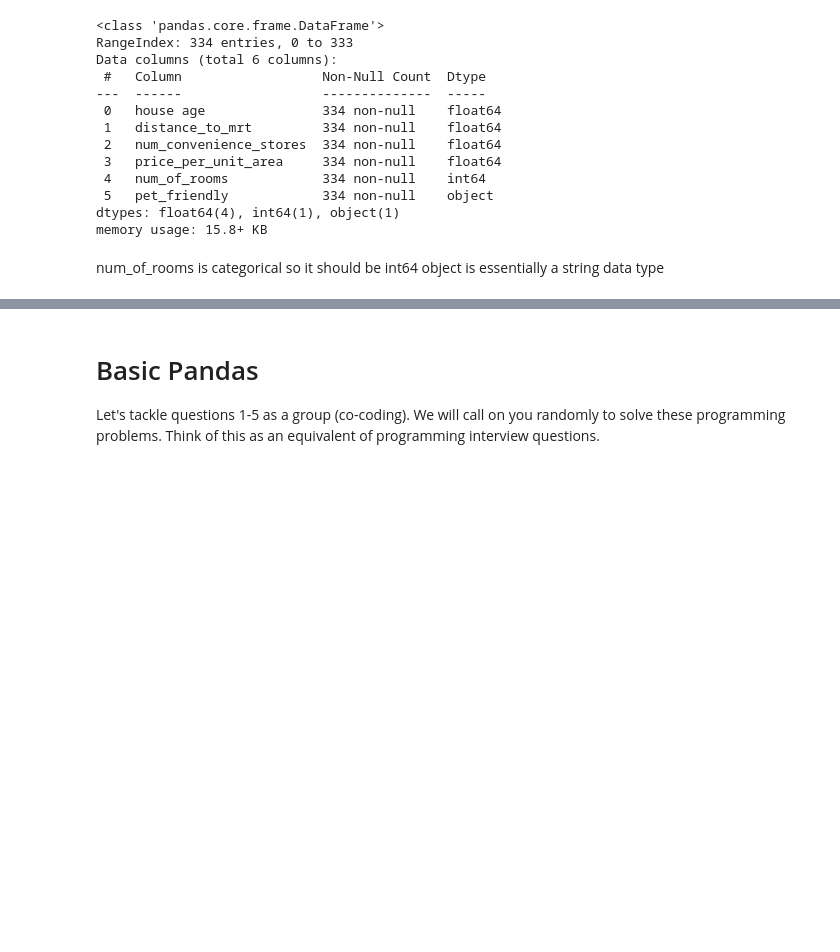
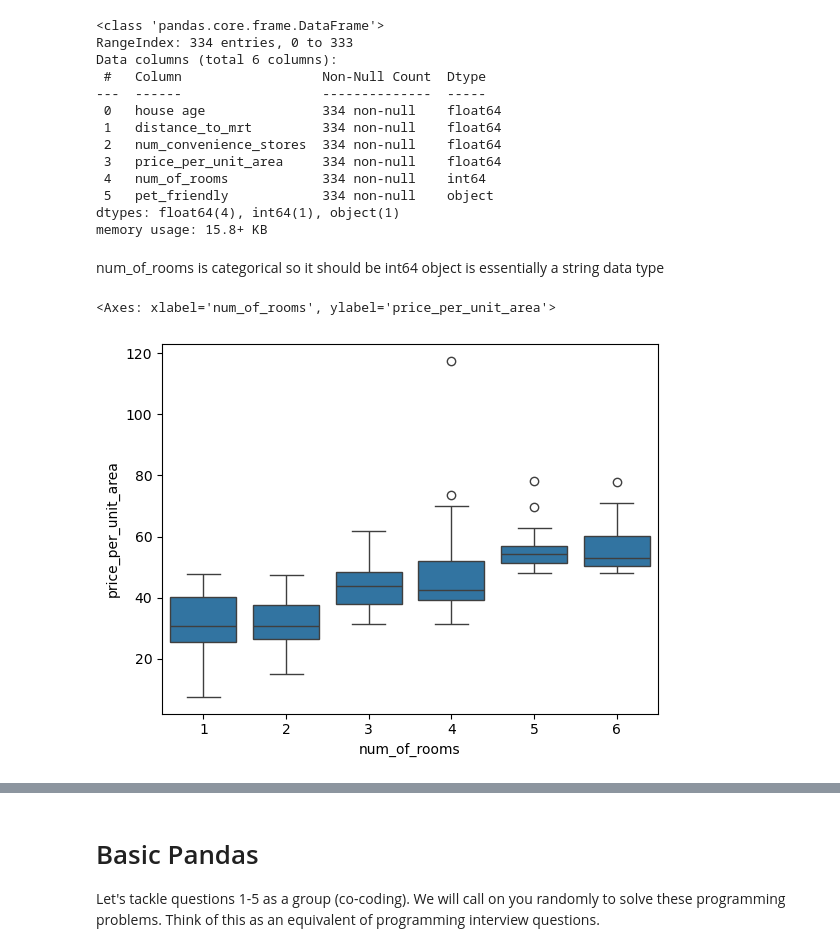
Before and after one commit to khadazhaia/challenges, a Jupyter notebook: pandas_basics/pandas_basics.ipynb, the cells around one changed output, grey strips where cells are left out. Drawn from its saved outputs; the diff is of its cells as text; code cells hidden in the pictures; blank space fills up the shorter version.

```diff
--- a/pandas_basics/pandas_basics.ipynb
+++ b/pandas_basics/pandas_basics.ipynb
@@ -179,3 +188,10 @@ memory usage: 15.8+ KB
 # %% [markdown]
 num_of_rooms is categorical so it should be int64
 object is essentially a string data type
+# %%
+# use seaborn to create a boxplot (must be categorical and continuous)
+
+sns.boxplot(data=df, x="num_of_rooms", y="price_per_unit_area")
+# %% [output]
+<Axes: xlabel='num_of_rooms', ylabel='price_per_unit_area'>
+[figure, added]
```
Also changed, not shown: parts of 7 cells of this notebook.
